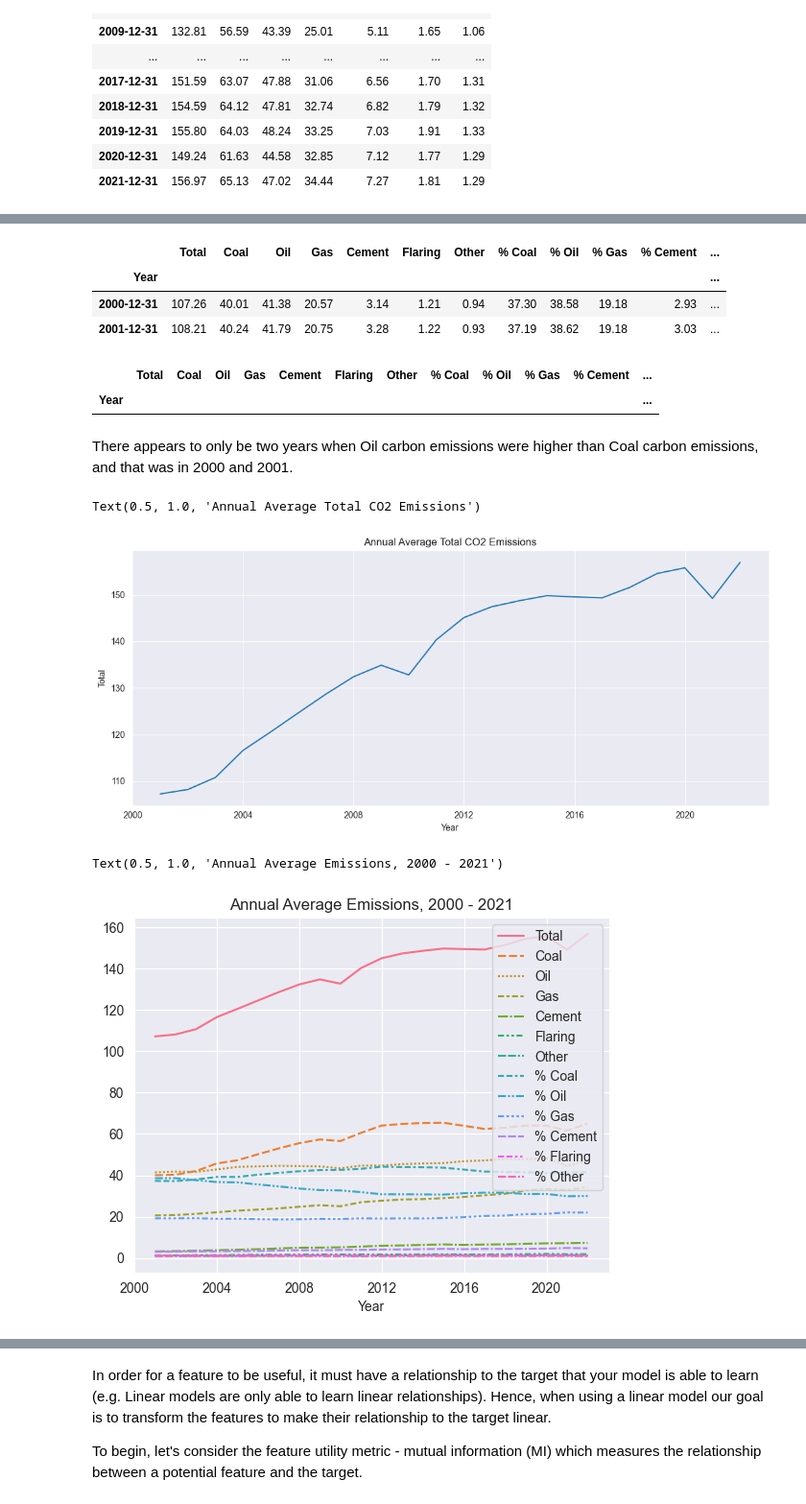
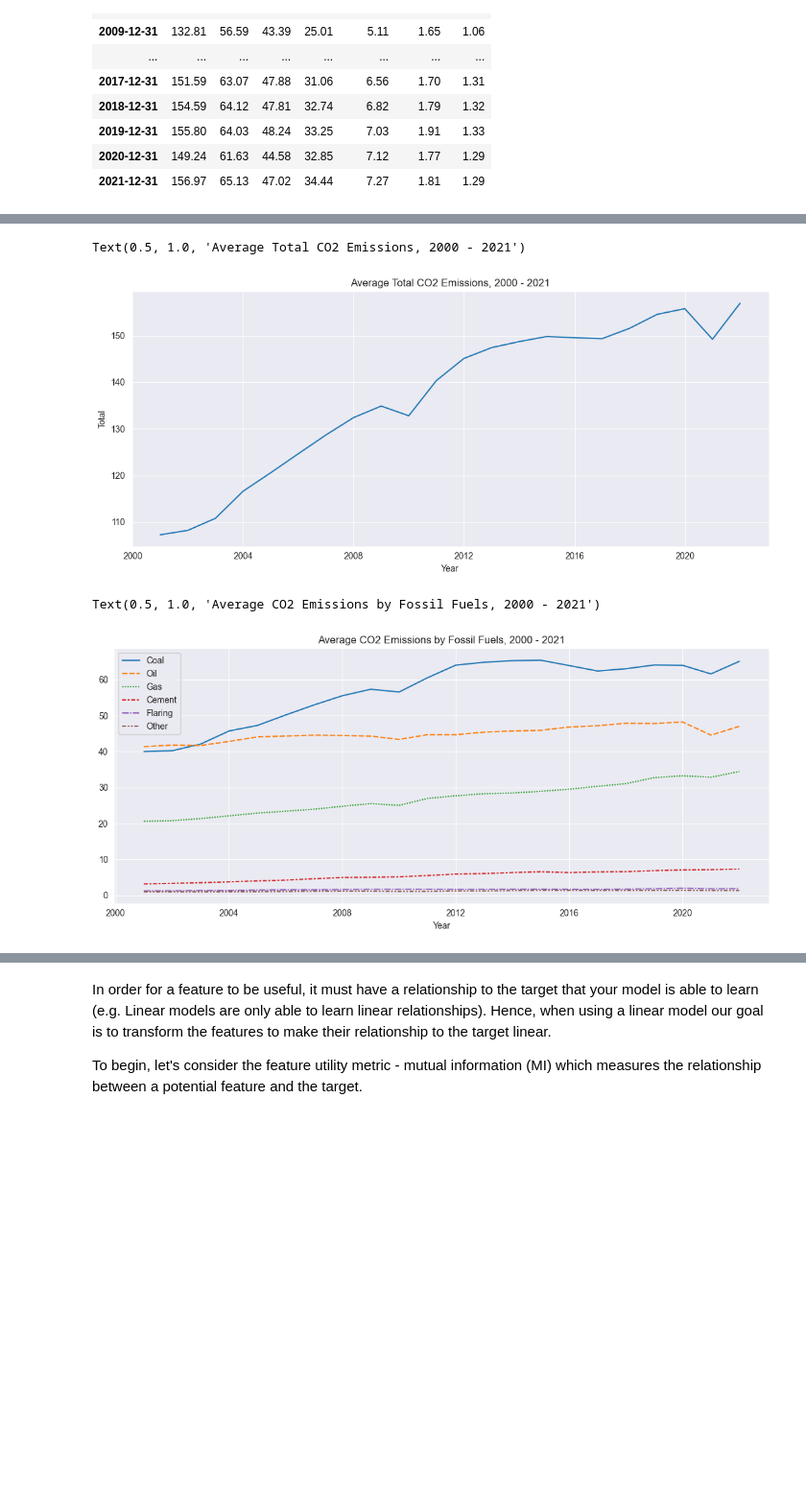
Before and after one commit to KS-coder77/carbon_emissions_eda, a Jupyter notebook: carbon_emissions_EDA.ipynb, the cells around one changed output, grey strips where cells are left out. Shown at 96% size. Drawn from its saved outputs; the diff is of its cells as text; code cells hidden in the pictures; blank space fills up the shorter version.

```diff
--- a/carbon_emissions_EDA.ipynb
+++ b/carbon_emissions_EDA.ipynb
@@ -383,13 +660,3 @@ annual_avg
 | 2019-12-31 | 155.80 | 64.03 | 48.24 | 33.25 | 7.03 | 1.91 | 1.33 |
 | 2020-12-31 | 149.24 | 61.63 | 44.58 | 32.85 | 7.12 | 1.77 | 1.29 |
 | 2021-12-31 | 156.97 | 65.13 | 47.02 | 34.44 | 7.27 | 1.81 | 1.29 |
-# %%
-annual_avg['% Coal'] = (annual_avg['Coal']/annual_avg['Total'])*100
-annual_avg['% Oil'] = (annual_avg['Oil']/annual_avg['Total'])*100
-annual_avg['% Gas'] = (annual_avg['Gas']/annual_avg['Total'])*100
-annual_avg['% Cement'] = (annual_avg['Cement']/annual_avg['Total'])*100
-annual_avg['% Flaring'] = (annual_avg['Flaring']/annual_avg['Total'])*100
-annual_avg['% Other'] = (annual_avg['Other']/annual_avg['Total'])*100
-# %%
-annual_avg = annual_avg.round(2)
-annual_avg
@@ -415,27 +663,13 @@ annual_avg
-# %%
-annual_avg.loc[annual_avg['% Oil'] > annual_avg['% Coal']]
-# %% [output]
-|  | Total | Coal | Oil | Gas | Cement | Flaring | Other | % Coal | % Oil | % Gas | % Cement | ... |
-| Year |  |  |  |  |  |  |  |  |  |  |  | ... |
-| 2000-12-31 | 107.26 | 40.01 | 41.38 | 20.57 | 3.14 | 1.21 | 0.94 | 37.30 | 38.58 | 19.18 | 2.93 | ... |
-| 2001-12-31 | 108.21 | 40.24 | 41.79 | 20.75 | 3.28 | 1.22 | 0.93 | 37.19 | 38.62 | 19.18 | 3.03 | ... |
-# %%
-annual_avg.loc[annual_avg['% Gas'] > annual_avg['% Oil']]
-# %% [output]
-|  | Total | Coal | Oil | Gas | Cement | Flaring | Other | % Coal | % Oil | % Gas | % Cement | ... |
-| Year |  |  |  |  |  |  |  |  |  |  |  | ... |
-# %% [markdown]
-There appears to only be two years when Oil carbon emissions were higher than Coal carbon emissions, and that was in 2000 and 2001.
-# %%
-sns.lineplot(data=annual_avg['Total'])
-plt.title('Annual Average Total CO2 Emissions')
-# %% [output]
-Text(0.5, 1.0, 'Annual Average Total CO2 Emissions')
-[figure, removed]
+# %%
+sns.lineplot(data=annual_avg['Total'])
+plt.title('Average Total CO2 Emissions, 2000 - 2021')
+# %% [output]
+Text(0.5, 1.0, 'Average Total CO2 Emissions, 2000 - 2021')
+[figure, added]
 # %%
-sns.lineplot(data=annual_avg)
-plt.title(label='Annual Average Emissions, 2000 - 2021')
+sns.lineplot(data=annual_avg[['Coal', 'Oil', 'Gas', 'Cement', 'Flaring', 'Other']])
+plt.title(label='Average CO2 Emissions by Fossil Fuels, 2000 - 2021')
 # %% [output]
-Text(0.5, 1.0, 'Annual Average Emissions, 2000 - 2021')
+Text(0.5, 1.0, 'Average CO2 Emissions by Fossil Fuels, 2000 - 2021')
-[figure, old version]
+[figure, new version]
 # %% [markdown]
```
Also changed, not shown: parts of 124 cells of this notebook.
